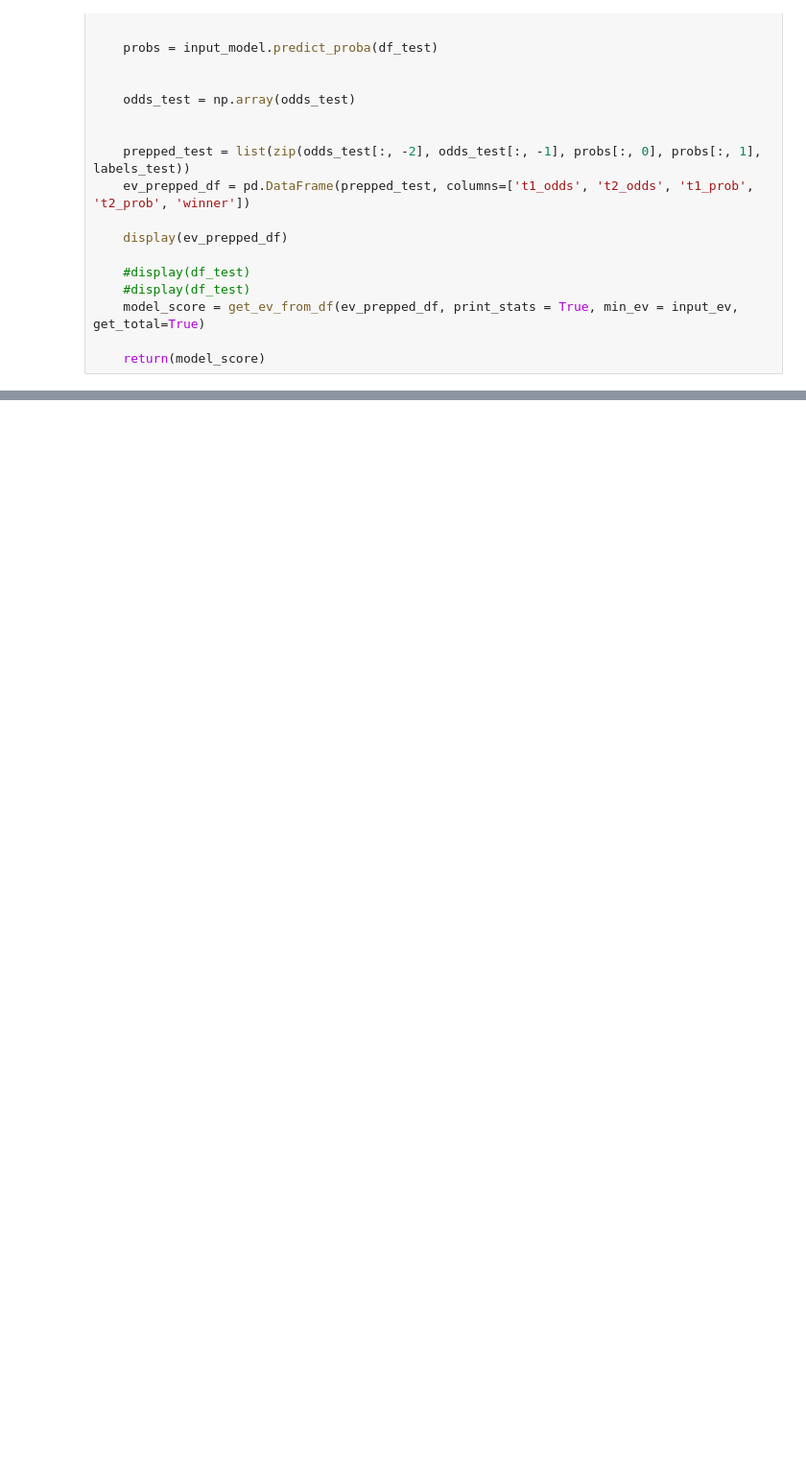
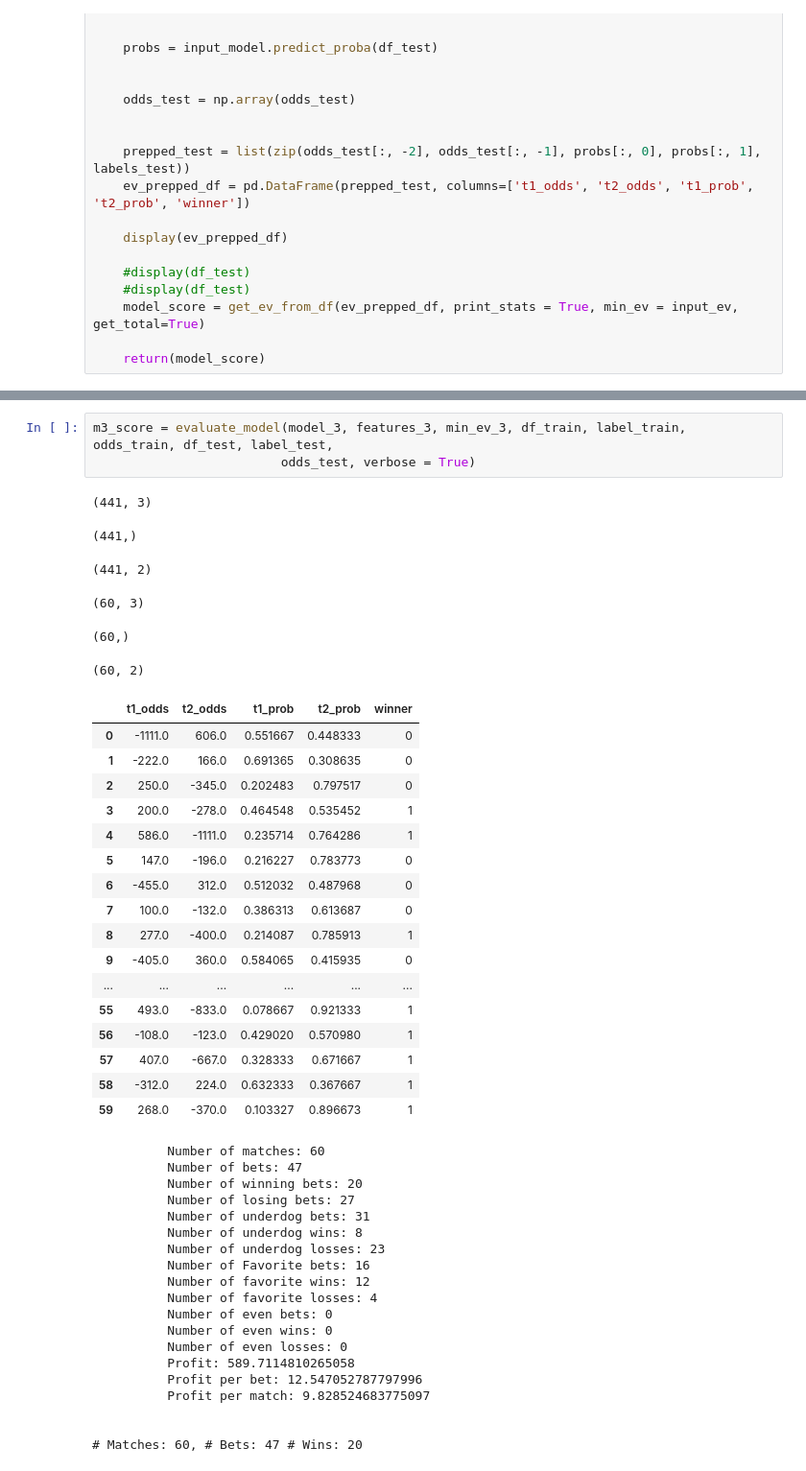
Before and after one commit to shortlikeafox/overwatch-league-owl-data-project, a Jupyter notebook: OWL-Model-Evaluation-Worksheet.ipynb, the cells around one changed output, grey strips where cells are left out. Shown: that part at 96% size. Saved outputs shown, nothing was run; the diff lists cells and outputs as text; blank space fills up the shorter version.

```diff
--- a/OWL-Model-Evaluation-Worksheet.ipynb
+++ b/OWL-Model-Evaluation-Worksheet.ipynb
@@ -101,0 +227,46 @@ def evaluate_model(input_model, input_features, input_ev, train_df, train_labels
+# %%
+m3_score = evaluate_model(model_3, features_3, min_ev_3, df_train, label_train, odds_train, df_test, label_test,
+                         odds_test, verbose = True)
+# %% [output]
+(441, 3)
+(441,)
+(441, 2)
+(60, 3)
+(60,)
+(60, 2)
+|  | t1_odds | t2_odds | t1_prob | t2_prob | winner |
+| 0 | -1111.0 | 606.0 | 0.551667 | 0.448333 | 0 |
+| 1 | -222.0 | 166.0 | 0.691365 | 0.308635 | 0 |
+| 2 | 250.0 | -345.0 | 0.202483 | 0.797517 | 0 |
+| 3 | 200.0 | -278.0 | 0.464548 | 0.535452 | 1 |
+| 4 | 586.0 | -1111.0 | 0.235714 | 0.764286 | 1 |
+| 5 | 147.0 | -196.0 | 0.216227 | 0.783773 | 0 |
+| 6 | -455.0 | 312.0 | 0.512032 | 0.487968 | 0 |
+| 7 | 100.0 | -132.0 | 0.386313 | 0.613687 | 0 |
+| 8 | 277.0 | -400.0 | 0.214087 | 0.785913 | 1 |
+| 9 | -405.0 | 360.0 | 0.584065 | 0.415935 | 0 |
+| ... | ... | ... | ... | ... | ... |
+| 55 | 493.0 | -833.0 | 0.078667 | 0.921333 | 1 |
+| 56 | -108.0 | -123.0 | 0.429020 | 0.570980 | 1 |
+| 57 | 407.0 | -667.0 | 0.328333 | 0.671667 | 1 |
+| 58 | -312.0 | 224.0 | 0.632333 | 0.367667 | 1 |
+| 59 | 268.0 | -370.0 | 0.103327 | 0.896673 | 1 |
+          Number of matches: 60
+          Number of bets: 47
+          Number of winning bets: 20
+          Number of losing bets: 27
+          Number of underdog bets: 31
+          Number of underdog wins: 8
+          Number of underdog losses: 23
+          Number of Favorite bets: 16
+          Number of favorite wins: 12
+          Number of favorite losses: 4
+          Number of even bets: 0
+          Number of even wins: 0
+          Number of even losses: 0
+          Profit: 589.7114810265058
+          Profit per bet: 12.547052787797996
+          Profit per match: 9.828524683775097
+
+
+# Matches: 60, # Bets: 47 # Wins: 20
```
Also changed, not shown: parts of 6 cells of this notebook, 5 other files.
